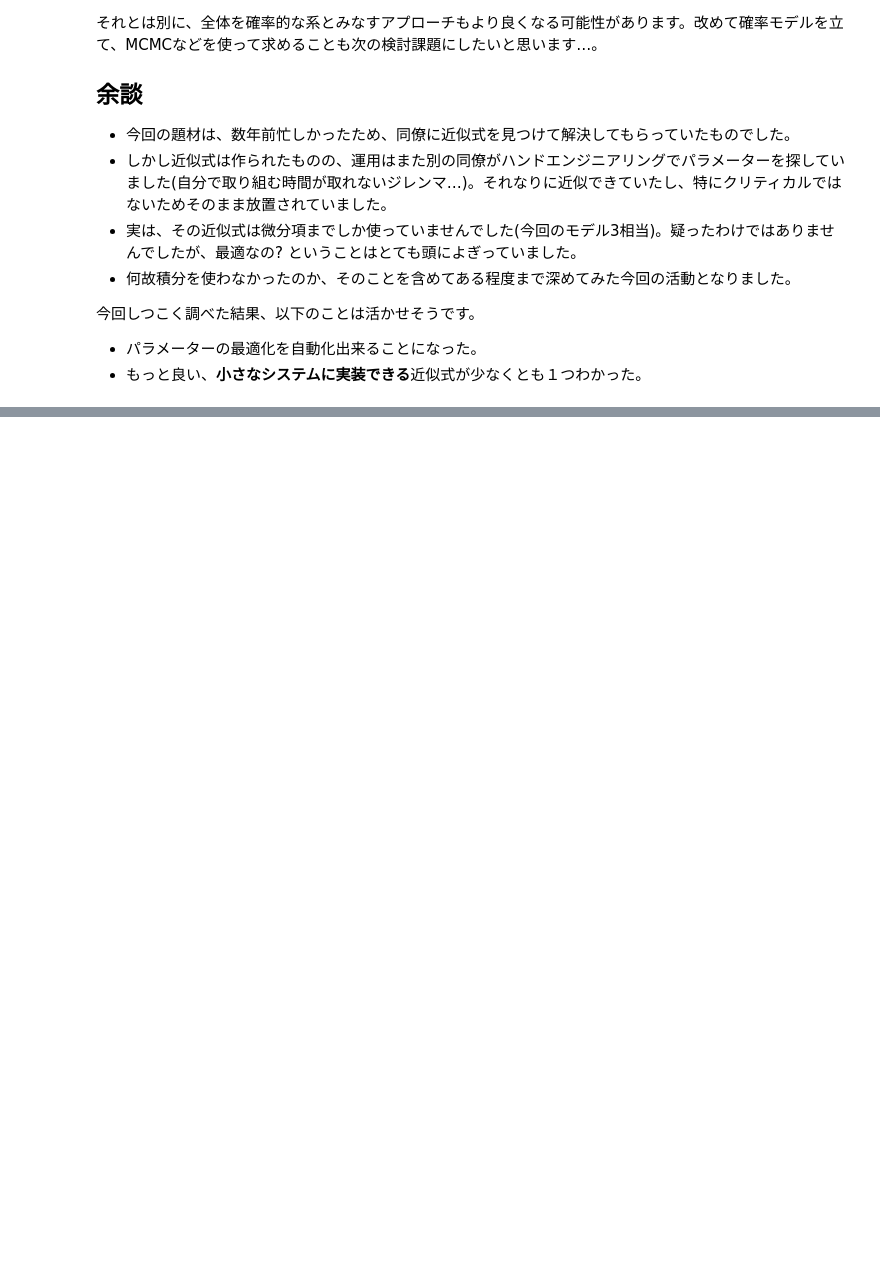
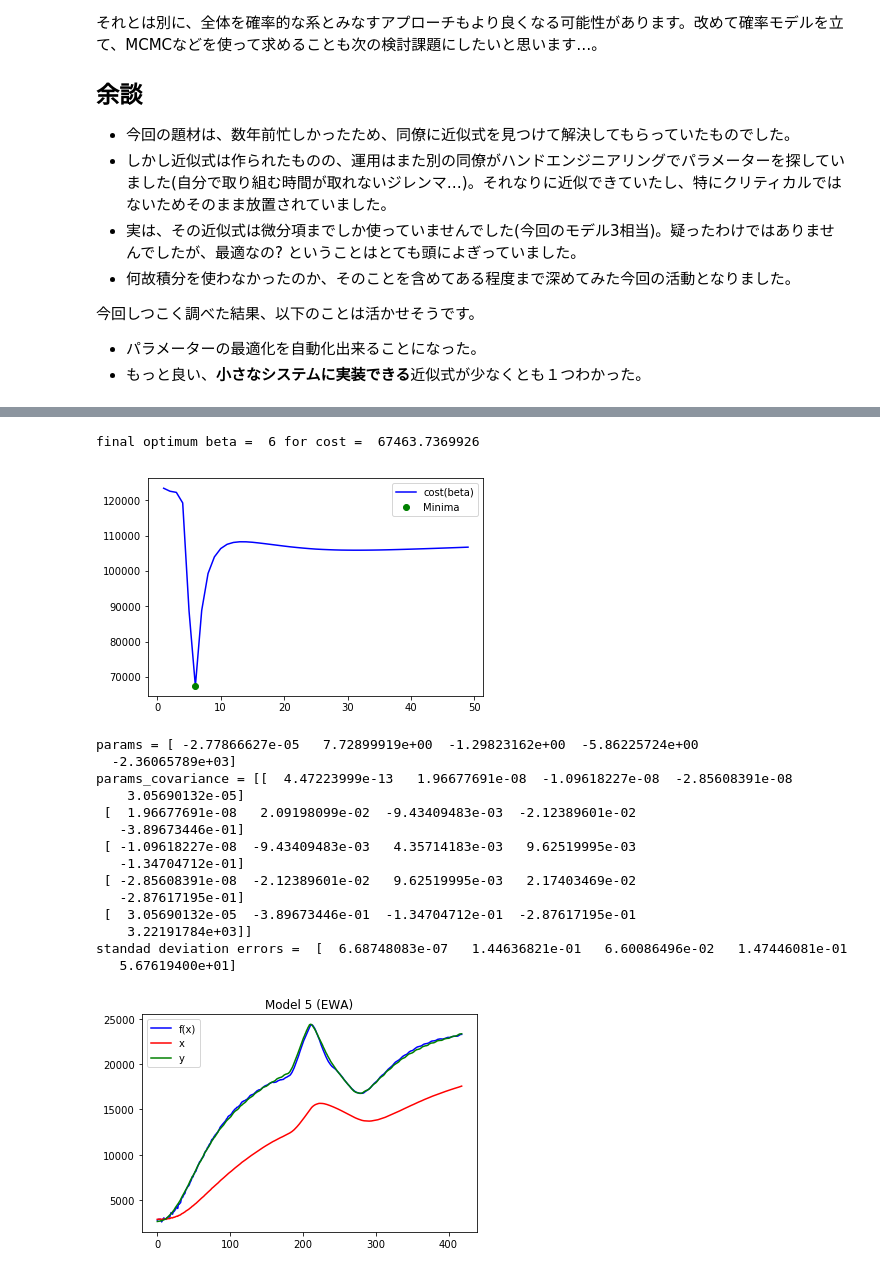
Before and after one commit to daisukelab/general-learning, a Jupyter notebook: Python example - simple parameter optimization.ipynb, the cells around one changed output, grey strips where cells are left out. Drawn from its saved outputs; the diff is of its cells as text; code cells hidden in the pictures; blank space fills up the shorter version.

```diff
--- a/Python example - simple parameter optimization.ipynb
+++ b/Python example - simple parameter optimization.ipynb
@@ -508,0 +515,75 @@ array([ -3.35077051e-05,   6.34533112e+00,   8.26308638e-01,
+# %%
+# 指数移動平均を積分項に採用したい
+def ewa(d, beta100 = 20):
+    # あえて組み込み実装を見越してpandas.ewmaなどは利用せず実装
+    # beta100 = betaを100倍した(整数)値
+    beta = beta100 / 100
+    #d = list(d)
+    n = len(d)
+    av = []
+    for i, di in enumerate(d):
+        if i == 0:
+            av.append(di)
+        else:
+            av.append((1 - beta)*av[i-1] + beta*di)
+    return np.array(av)
+
+# 積分パラメーターbetaに対して、良さを定量化する評価関数を、目標とf(x)の差分の絶対値(L1距離)の総和として定義する
+def cost5ewa(beta, *args):
+    f, x, xdelay, y = args
+    # 積分データを作り
+    xsum = ewa(x, beta)
+    # 最適化を計算し
+    params = param_solver(f=f, x=(x, xdelay, xsum), y=y, debug_print=False)
+    # 距離の総和を計算
+    return np.sum(np.abs(y - f((x, xdelay, xsum), *params)))
+
+def cost5ewa_for_brute(td, *args):
+    '''bruteの挙動(最後にtdがリストで与えられる)に合わせたラッパー、常に一つの整数値をcostに与える'''
+    try:
+        td = int(td[0])
+    except:
+        pass
+    return cost5ewa(td, *args)
+
+# 探索
+result = optimize.brute(cost5ewa_for_brute, [slice(1, 50, 1)], args=(f5, x, xdelay, y), full_output=True)
+final_beta, final_cost, betas, costs = result # 最適ti, 最適cost, 探索範囲のti, それぞれのcost
+final_beta = int(final_beta[0]) # [23.]のように実数のリストで返っているため、整数へ変換
+print('final optimum beta = ', final_beta, 'for cost = ', final_cost)
+
+# 可視化
+fig, ax = plt.subplots()
+ax.plot(betas, costs, 'b-', label="cost(beta)")
+ax.plot(final_beta, final_cost, 'go', label="Minima")
+ax.legend()
+plt.show()
+
+def solve_and_plot_by_beta(beta, f, x, xdelay, y, debug_print=True, title=''):
+    # 積分データを作り
+    xsum = ewa(x, beta)
+    # 最適化を計算し
+    params = param_solver(f=f, x=(x, xdelay, xsum), y=y, debug_print=debug_print)
+    # 可視化
+    plot_all(f, (x, xdelay, xsum), y, params, title)
+    return params
+
+f5_params = solve_and_plot_by_beta(final_beta, f5, x, xdelay, y, True, 'Model 5 (EWA)')
+# %% [output]
+final optimum beta =  6 for cost =  67463.7369926
+[figure, added]
+params = [ -2.77866627e-05   7.72899919e+00  -1.29823162e+00  -5.86225724e+00
+  -2.36065789e+03]
+params_covariance = [[  4.47223999e-13   1.96677691e-08  -1.09618227e-08  -2.85608391e-08
+    3.05690132e-05]
+ [  1.96677691e-08   2.09198099e-02  -9.43409483e-03  -2.12389601e-02
+   -3.89673446e-01]
+ [ -1.09618227e-08  -9.43409483e-03   4.35714183e-03   9.62519995e-03
+   -1.34704712e-01]
+ [ -2.85608391e-08  -2.12389601e-02   9.62519995e-03   2.17403469e-02
+   -2.87617195e-01]
+ [  3.05690132e-05  -3.89673446e-01  -1.34704712e-01  -2.87617195e-01
+    3.22191784e+03]]
+standad deviation errors =  [  6.68748083e-07   1.44636821e-01   6.60086496e-02   1.47446081e-01
+   5.67619400e+01]
+[figure, added]
```
Also changed, not shown: parts of 2 cells of this notebook.
